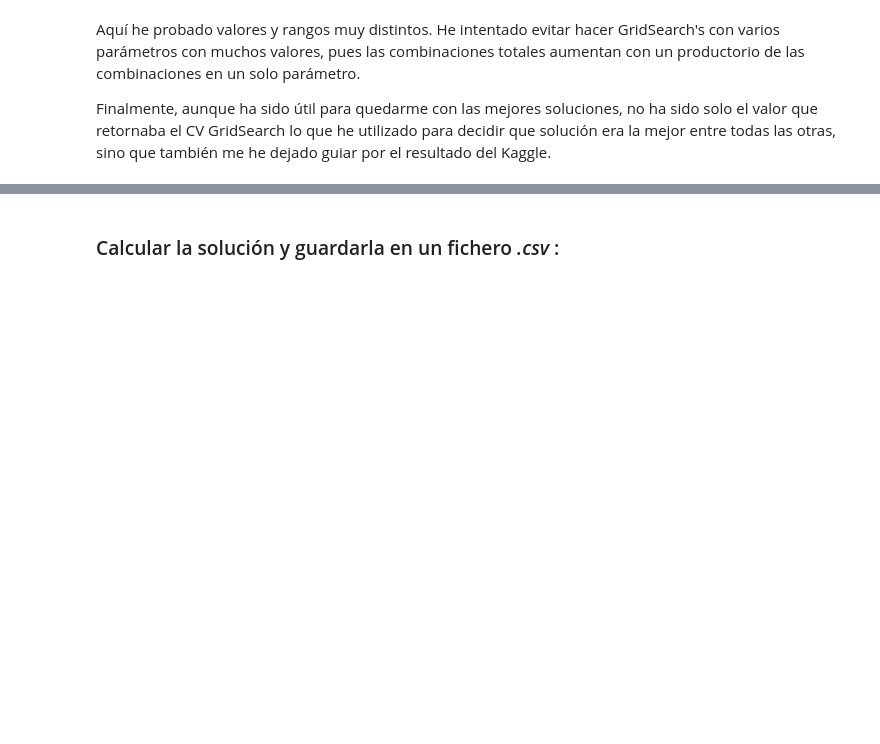
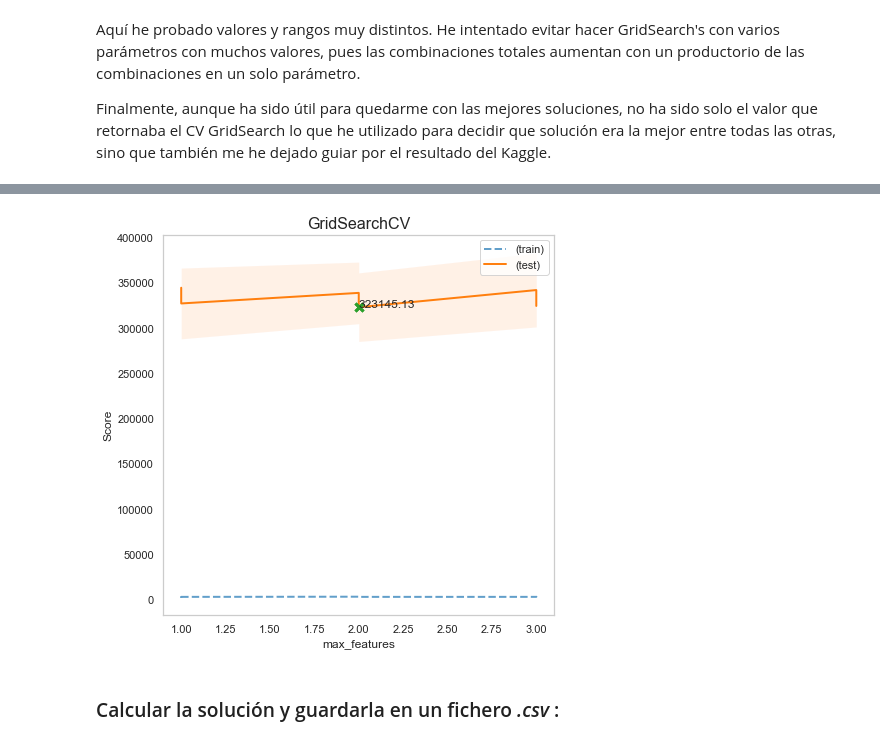
Before and after one commit to miguelMarchPiris/trabajo-ia, a Jupyter notebook: sesion2_OtrosModelos.ipynb, the cells around one changed output, grey strips where cells are left out. Cells and saved outputs as stored; diff of their text form; code cells hidden in the pictures; blank space fills up the shorter version.

```diff
--- a/sesion2_OtrosModelos.ipynb
+++ b/sesion2_OtrosModelos.ipynb
@@ -788,10 +788,10 @@ Finalmente, aunque ha sido útil para quedarme con las mejores soluciones, no ha
 #Aquí podemos poner distintos valores de los parámetros de nuesto modelo.
 #Como estamos utilizando el Random Forest Regressor los valores que hay aquí corresponden a sus parámetros.
 rf_param_grid = {
-                'max_features': range(8,168,20),
-                'n_estimators': [82],
-                    'max_depth': [None],
-                   'bootstrap': [False],
+                'max_features': [1,2,3],#range(8,168,20),
+                'n_estimators': [10,20,30],#[82],
+                    #'max_depth': [None],
+                   #'bootstrap': [False],
                 #"min_samples_split":[2,3],
                 #"min_samples_leaf":[1,2],
 }
@@ -813,6 +831,8 @@ lista_resultados
 # %%
 # Con esta función podemos hacer una visualización de los resultados respecto a un solo parámetro cambiante.
-plot_results(rf_grid_search.cv_results_,rf_param_grid,"max_features",ylim=(280000,320000))
+plot_results(rf_grid_search.cv_results_,rf_param_grid,"max_features")#,ylim=(280000,320000))
+# %% [output]
+[figure, added]
 # %% [markdown]
 ### Calcular la solución y guardarla en un fichero _.csv_ :
 # %%
```
Also changed, not shown: parts of 6 cells of this notebook, 3 other files.
